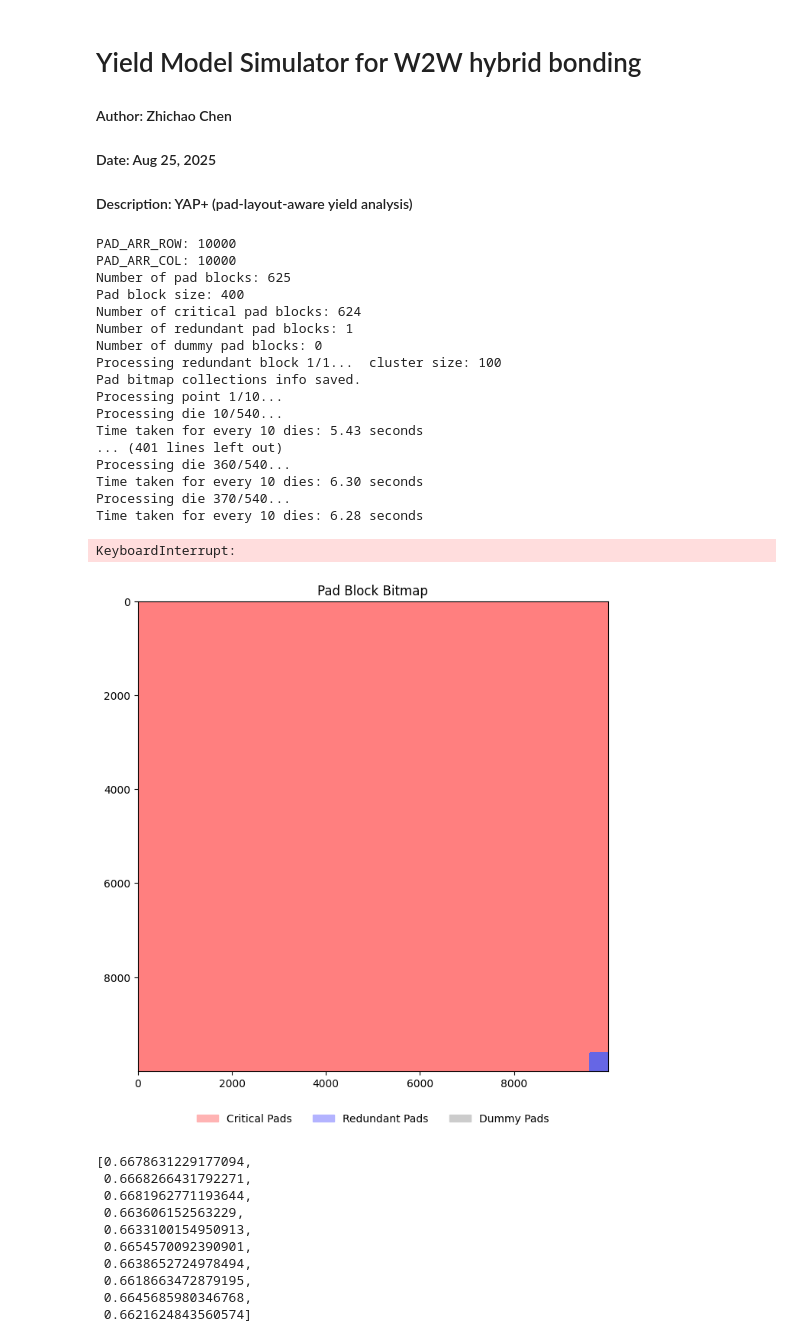
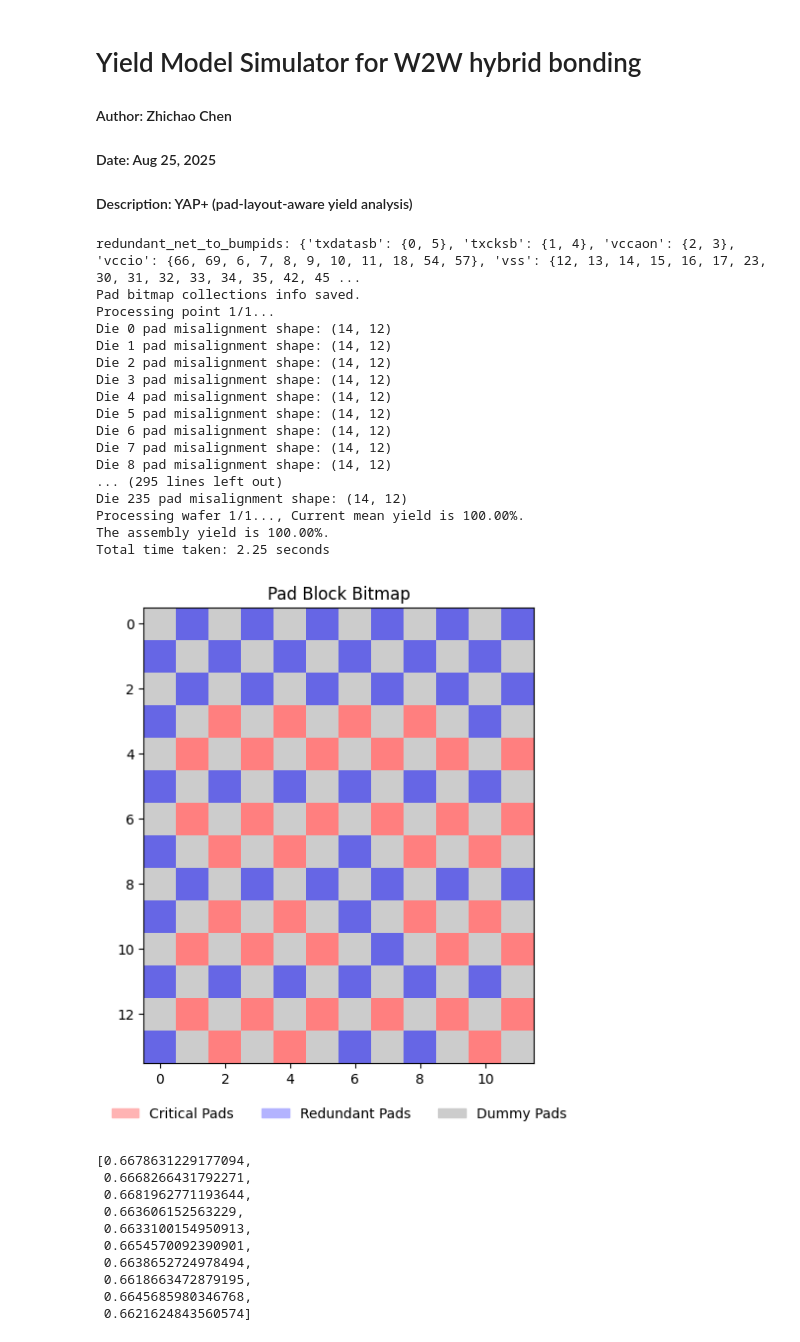
Before and after one commit to nanocad-lab/YAP, a Jupyter notebook: W2W/simulator_main.ipynb, the cells around one changed output. Drawn from its saved outputs; the diff is of its cells as text; code cells hidden in the pictures.

Commit message:
support 3dblox to yap format pad bitmap

```diff
--- a/W2W/simulator_main.ipynb
+++ b/W2W/simulator_main.ipynb
@@ -18,10 +18,12 @@ from pad_bitmap_generation import pad_bitmap_generate_random
 cfg = load_modeling_config(path='configs/config.yaml',
                      mode='w2w_simulation',
                      debug=False)
-num_points = 10     # Number of points for parameter sweep
+num_points = 1     # Number of points for parameter sweep
 # Explore the impact of all factors on the assembly yield
-die_size_list = np.linspace(1e4, 1e4, num_points)
-PITCH_um_list = np.linspace(1, 1, num_points)
+die_w_list = np.linspace(1400, 1400, num_points)
+die_l_list = np.linspace(1650, 1650, num_points)
+PITCH_r_um_list = np.linspace(115, 115, num_points)
+PITCH_c_um_list = np.linspace(115, 115, num_points)
 particle_density_list = np.logspace(-9, -9, num_points)
 t_0_list = np.linspace(0.1, 0.1, num_points)
 dish_std_list = np.linspace(1, 1, num_points)
@@ -35,58 +37,60 @@ BOW_DIFFERENCE_MEAN_um_list = np.linspace(0.5, 0.5, num_points)
 assembly_yield_list = []
 
 # Generate pad bitmap collection
-pad_bitmap_collection = pad_bitmap_generate_random(cfg=cfg, pad_layout_pattern='center')
+pad_bitmap_collection = convert_3dblox_to_pad_bitmap(cfg=cfg,
+                                                     blox_bmap_path='pad_bitmap/UCIe_standard.bmap',
+                                                     pad_arrange_pattern='checkerboard')
 
 start_time = time.time()
-cfg.NUM_WAFERS = 10
+cfg.NUM_WAFERS = 1
 single_config_yield_list_array = np.zeros([len(particle_density_list), cfg.simulation_times * cfg.NUM_WAFERS])
 for i in range(num_points):
     print("Processing point {}/{}...".format(i + 1, num_points))
     # Update parameters
-    cfg.DIE_W_um = float(die_size_list[i])  # die width (um)
-    cfg.DIE_L_um = float(die_size_list[i])  # die length (um)
-    cfg.PITCH_um = float(PITCH_um_list[i])  # PITCH_um (um)
+    cfg.DIE_W_um = float(die_w_list[i])  # die width (um)
+    cfg.DIE_L_um = float(die_l_list[i])  # die length (um)
+    cfg.PITCH_r_um = float(PITCH_r_um_list[i])  # PITCH_um (um)
+    cfg.PITCH_c_um = float(PITCH_c_um_list[i])  # PITCH_um (um)
     cfg.PAD_TOP_R_um_ratio = float(PAD_TOP_R_um_ratio_list[i])  # top Cu pad radius ratio
     cfg.PAD_BOT_R_um_ratio = float(PAD_BOT_R_um_ratio_list[i])  # bottom Cu pad radius ratio
     cfg.SYSTEM_TRANSLATION_X_MEAN_um = float(translation_list[i])  # systematic translation mean (um) - x direction
     cfg.SYSTEM_TRANSLATION_Y_MEAN_um = float(translation_list[i])  # systematic translation mean (um) - y direction
     cfg.SYSTEM_ROTATION_MEAN_rad = float(rotation_mean_list[i])  # systematic rotation mean (rad)
     cfg.D0 = float(particle_density_list[i])  # particle density (um^{-2})
     cfg.t_0 = float(t_0_list[i])  # smallest particle thickness (um)
     cfg.BOW_DIFFERENCE_MEAN_um = float(BOW_DIFFERENCE_MEAN_um_list[i])  # bow difference mean (um)
     cfg.TOP_DISH_STD_nm = float(dish_std_list[i])  # Top Cu pad dish standard deviation (nm)
     cfg.BOT_DISH_STD_nm = float(dish_std_list[i])  # Bottom Cu pad dish standard deviation (nm)
     cfg.Roughness_sigma_m = float(Roughness_sigma_m_list[i])  # Surface roughness standard deviation (m)
     # Update above parameters in the configuration
     update_config_items(cfg=cfg, mode='w2w_simulation')
     assembly_yield, single_config_yield_list = Assembly_Yield_Simulator(
         cfg=cfg,
         pad_bitmap_collection=pad_bitmap_collection,
     )
 
     assembly_yield_list.append(assembly_yield)
     single_config_yield_list_array[i] = np.array(single_config_yield_list).flatten()
 print("Total time taken: {:.2f} seconds".format(time.time() - start_time))
 # %% [output]
-PAD_ARR_ROW: 10000
-PAD_ARR_COL: 10000
-Number of pad blocks: 625
-Pad block size: 400
-Number of critical pad blocks: 624
-Number of redundant pad blocks: 1
-Number of dummy pad blocks: 0
-Processing redundant block 1/1...  cluster size: 100
+redundant_net_to_bumpids: {'txdatasb': {0, 5}, 'txcksb': {1, 4}, 'vccaon': {2, 3}, 'vccio': {66, 69, 6, 7, 8, 9, 10, 11, 18, 54, 57}, 'vss': {12, 13, 14, 15, 16, 17, 23, 30, 31, 32, 33, 34, 35, 42, 45 ...
 Pad bitmap collections info saved.
-Processing point 1/10...
-Processing die 10/540...
-Time taken for every 10 dies: 5.43 seconds
-... (401 lines left out)
-Processing die 360/540...
-Time taken for every 10 dies: 6.30 seconds
-Processing die 370/540...
-Time taken for every 10 dies: 6.28 seconds
+Processing point 1/1...
+Die 0 pad misalignment shape: (14, 12)
+Die 1 pad misalignment shape: (14, 12)
+Die 2 pad misalignment shape: (14, 12)
+Die 3 pad misalignment shape: (14, 12)
+Die 4 pad misalignment shape: (14, 12)
+Die 5 pad misalignment shape: (14, 12)
+Die 6 pad misalignment shape: (14, 12)
+Die 7 pad misalignment shape: (14, 12)
+Die 8 pad misalignment shape: (14, 12)
+... (295 lines left out)
+Die 235 pad misalignment shape: (14, 12)
+Processing wafer 1/1..., Current mean yield is 100.00%.
+The assembly yield is 100.00%.
+Total time taken: 2.25 seconds
-KeyboardInterrupt:
-[figure, old version]
+[figure, new version]
 # %%
 np.save('sim_df_yield_list_pd_-10_-8d1_size_1e4_300params_200dim.npy', assembly_yield_list)
 # %% [output]
```
Also changed, not shown: parts of 1 cell of this notebook, 17 other files.
